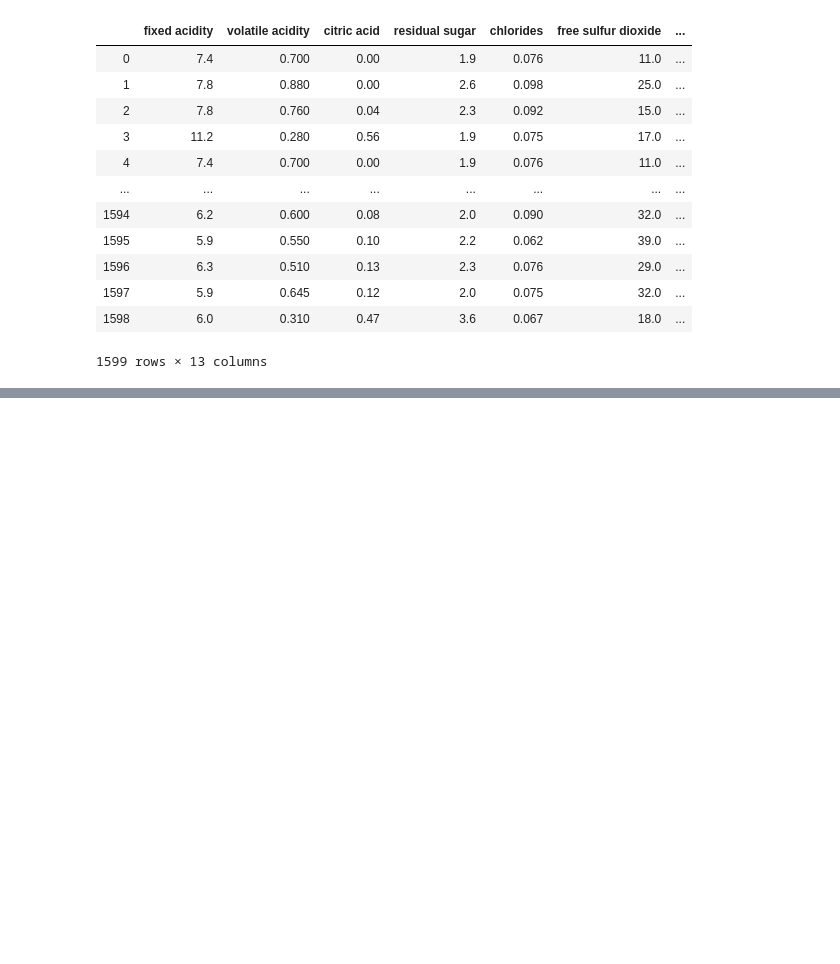
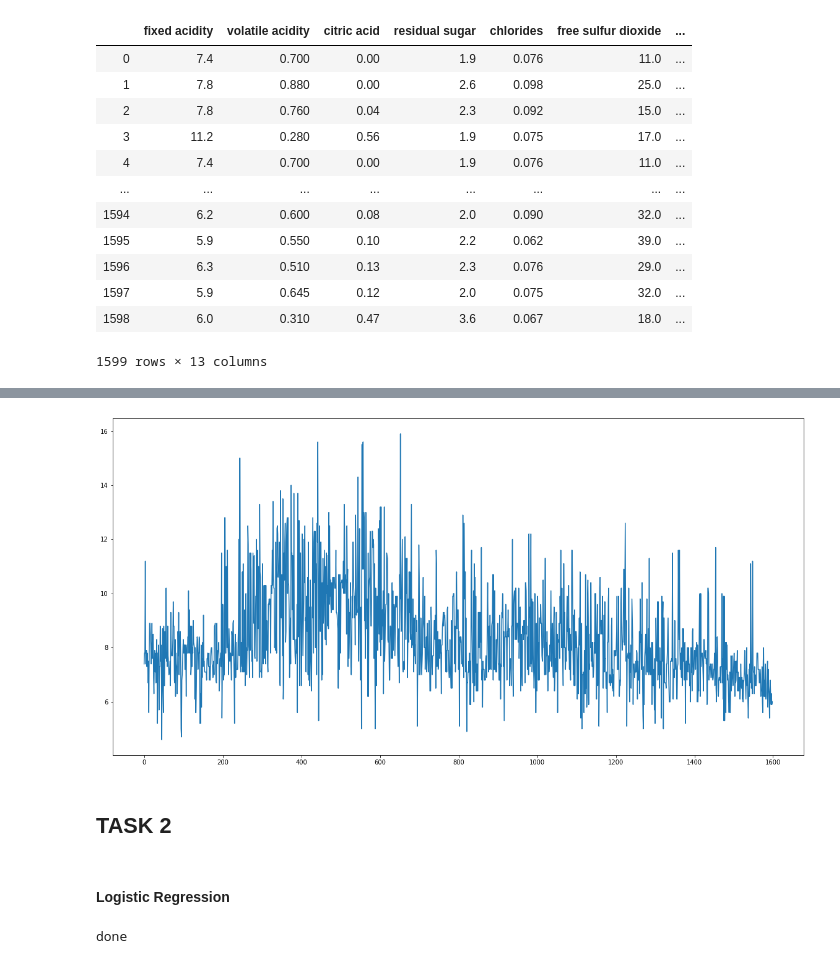
Before and after one commit to eff-kay/aml_classification_models, a Jupyter notebook: mini_project1.ipynb, the cells around one changed output, grey strips where cells are left out. Drawn from its saved outputs; the diff is of its cells as text; code cells hidden in the pictures; blank space fills up the shorter version.

```diff
--- a/mini_project1.ipynb
+++ b/mini_project1.ipynb
@@ -40,0 +54,10 @@ df
+# %%
+pt.figure(figsize=(20,10))
+pt.plot(df['fixed acidity'])
+pt.show()
+# %% [output]
+[figure, added]
+# %% [markdown]
+## TASK 2
+# %% [markdown]
+#### Logistic Regression
@@ -40,0 +68,7 @@ df
+# %%
+X_train, X_test, y_train, y_test= train_test_split(df[['fixed acidity', 'volatile acidity', 'citric acid', 'residual sugar',
+       'chlorides', 'free sulfur dioxide', 'total sulfur dioxide', 'density',
+       'pH', 'sulphates', 'alcohol']], df.classified, train_size=0.9)
+print("done")
+# %% [output]
+done
```
Also changed, not shown: parts of 18 cells of this notebook.
